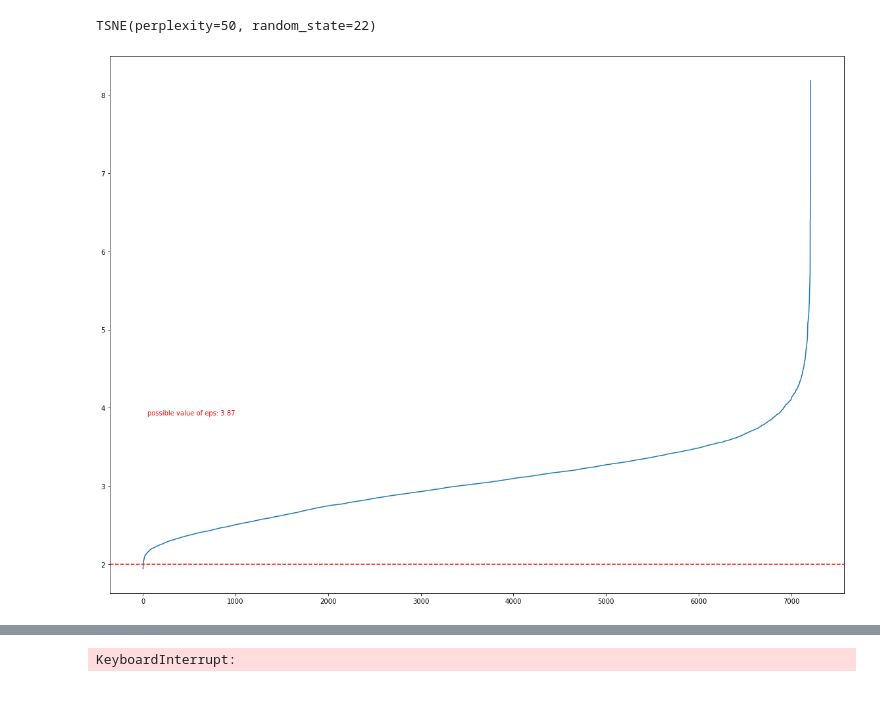
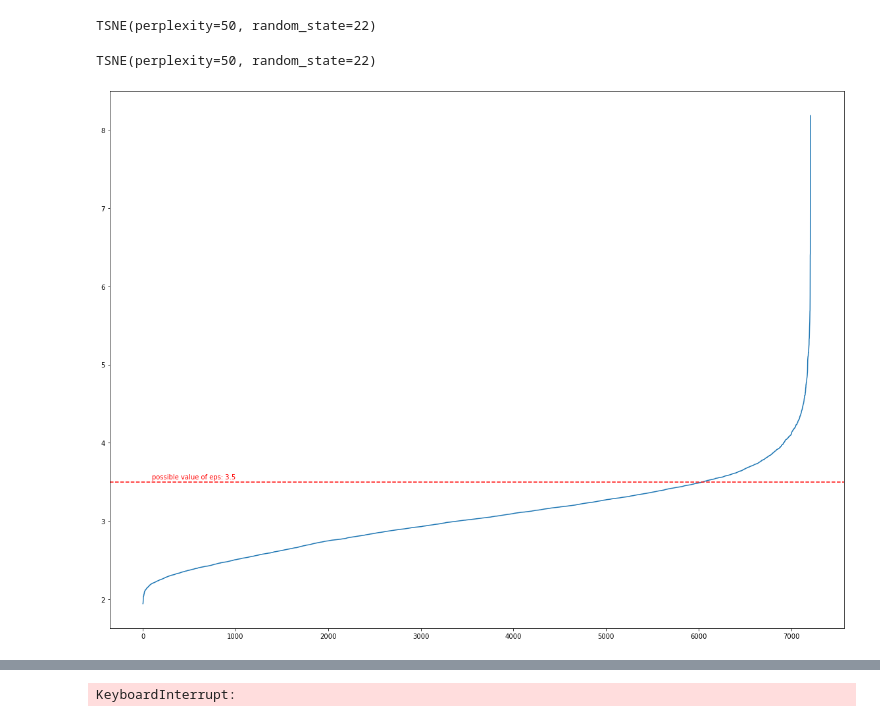
Before and after one commit to gekas145/WUM-2021-Projekty, a Jupyter notebook: Projekt2/final.ipynb, the cells around one changed output, grey strips where cells are left out. Saved outputs shown, nothing was run; the diff lists cells and outputs as text; code cells hidden in the pictures.

```diff
--- a/Projekt2/final.ipynb
+++ b/Projekt2/final.ipynb
@@ -113,29 +113,35 @@ best_tsne = choose_best_tsne(X_train)
 best_tsne # można teraz nie liczyć na nowo, a ustawić od razu random_state = 22, perplexity = 50
 # %% [output]
 TSNE(perplexity=50, random_state=22)
+# %%
+best_tsne = TSNE(n_components=2, perplexity=50, random_state=22)
+best_tsne.fit(PCA(n_components=60).fit_transform(X_train))
+# %% [output]
+TSNE(perplexity=50, random_state=22)
 # %%
-nn = NearestNeighbors(n_neighbors=59)
+nn = NearestNeighbors(n_neighbors=59, metric="euclidean")
 pca = PCA(n_components = 60, random_state = 42)
 X_train_pca = pca.fit_transform(X_train)
 nn.fit(X_train_pca)
 neighbors = nn.kneighbors(X_train_pca)[0]
 # %%
-farest_neighbors = np.zeros(X_train.shape[0])
+agg_neighbors = np.zeros(X_train.shape[0])
 
 for i in range(X_train.shape[0]):
-    farest_neighbors[i] = np.mean(np.sort(neighbors[i]))
+    agg_neighbors[i] = np.mean(np.sort(neighbors[i]))
 
-farest_neighbors = np.sort(farest_neighbors)
+agg_neighbors = np.sort(agg_neighbors)
 
-plt.plot(np.arange(X_train.shape[0]), farest_neighbors)
-plt.axhline(y=2, color="r", linestyle="dashed")
-plt.text(1000,3.93,
-         "possible value of eps: 3.87",
+plt.rcParams["figure.figsize"] = [20,15]
+plt.plot(np.arange(X_train.shape[0]), agg_neighbors)
+plt.axhline(y=3.5, color="r", linestyle="dashed")
+plt.text(1000,3.56,
+         "possible value of eps: 3.5",
          color="red",
         ha="right", va="center")
 plt.show()
 # %% [output]
-[figure, old version]
+[figure, new version]
 # %%
 def get_model(model_type, X):
     model = None
```
Also changed, not shown: parts of 5 cells of this notebook.
